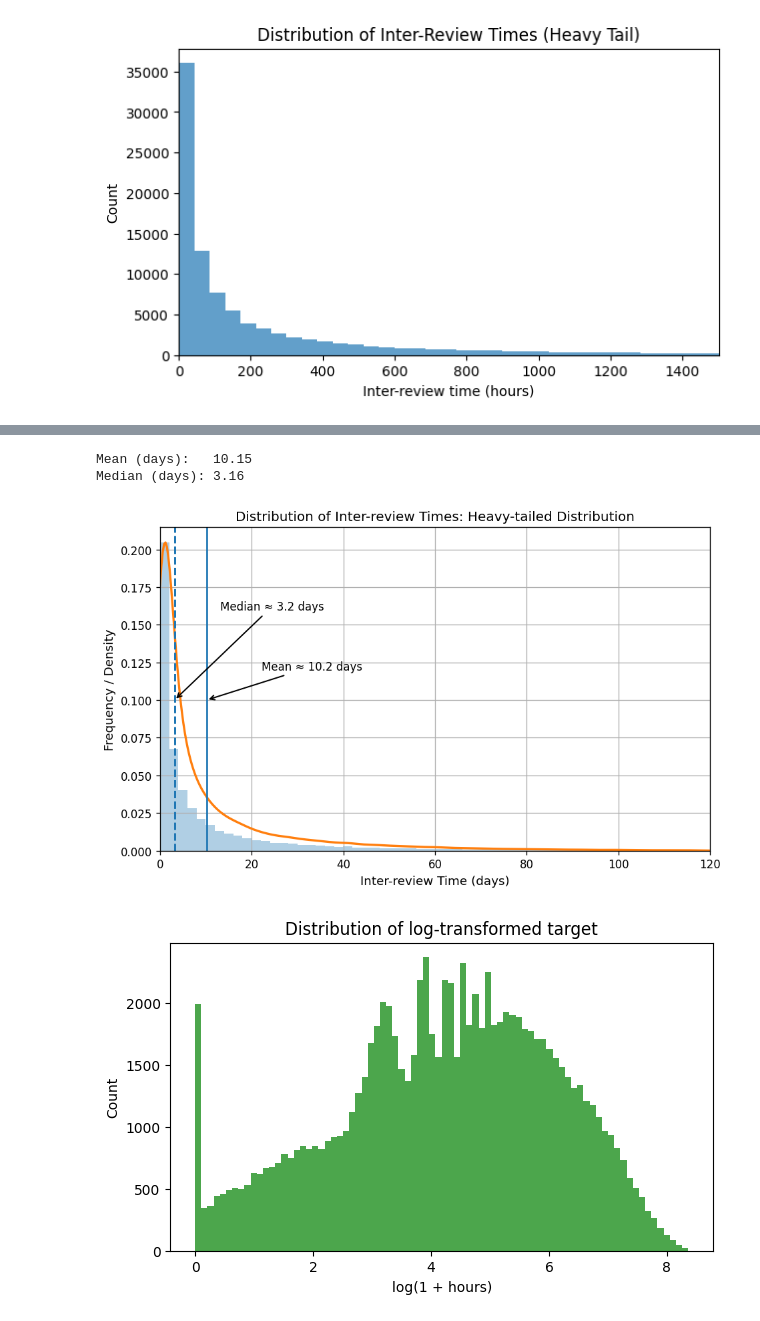
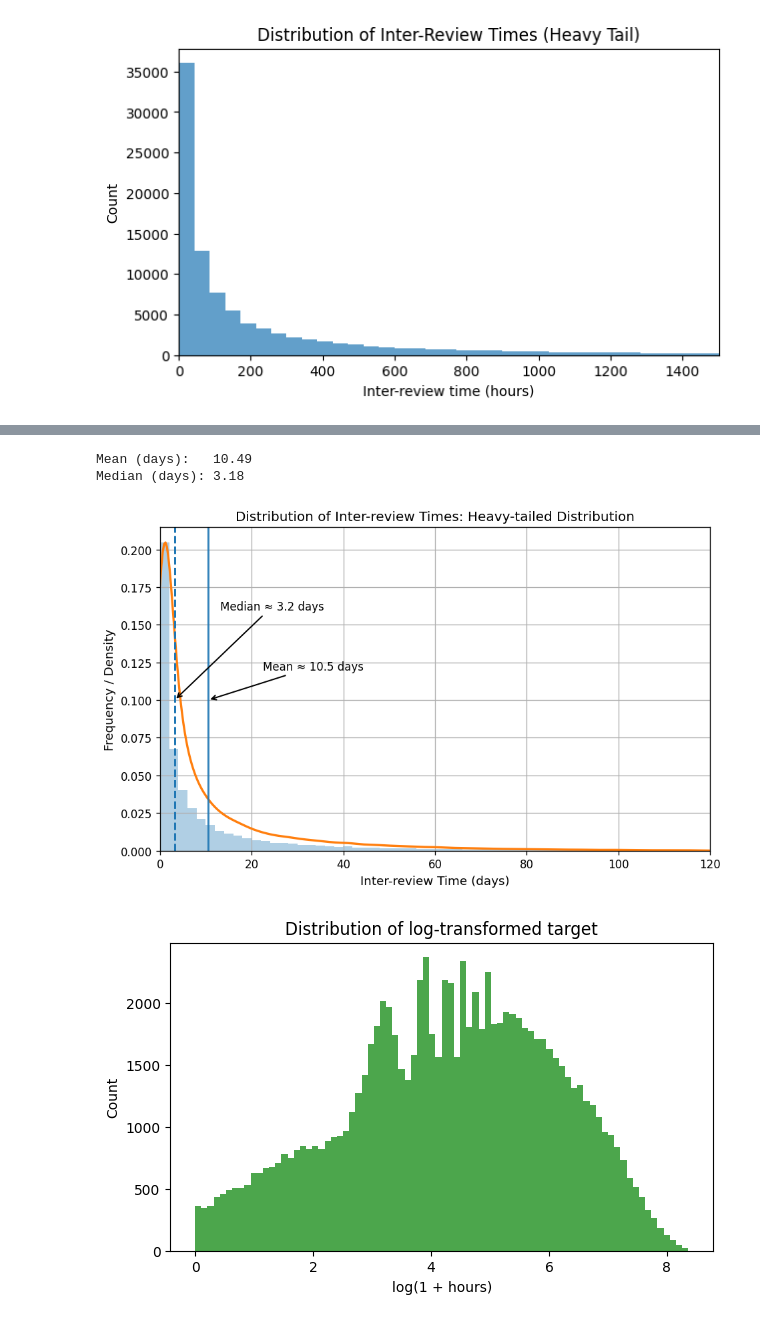
Before and after one commit to ndobrad/cis5200_finalproject, a Jupyter notebook: analysis/Ridge_Metadata+Embeddings.ipynb, the cells around one changed output, grey strips where cells are left out. Cells and saved outputs as stored; diff of their text form; code cells hidden in the pictures.

```diff
--- a/analysis/Ridge_Metadata+Embeddings.ipynb
+++ b/analysis/Ridge_Metadata+Embeddings.ipynb
@@ -398,8 +398,8 @@ max_days = 120
 mask = y_days <= max_days
 y_days_clip = y_days[mask]
 
-mean_days = np.mean(y_days_clip)
-median_days = np.median(y_days_clip)
+mean_days = np.mean(y_days)
+median_days = np.median(y_days)
 print(f"Mean (days):   {mean_days:.2f}")
 print(f"Median (days): {median_days:.2f}")
 
@@ -456,15 +456,15 @@ plt.tight_layout()
 plt.grid(True)
 plt.show()
 # %% [output]
-Mean (days):   10.15
-Median (days): 3.16
+Mean (days):   10.49
+Median (days): 3.18
 [figure]
 # %%
 plt.figure(figsize=(7,4))
-plt.hist(df_sup['y_log'], bins=80, alpha=0.7, color='green')
+plt.hist(df_sup['y_log'][df_sup['y_log'] != 0], bins=80, alpha=0.7, color='green')
 plt.xlabel("log(1 + hours)")
 plt.ylabel("Count")
 plt.title("Distribution of log-transformed target")
 plt.show()
 # %% [output]
-[figure, old version]
+[figure, new version]
```
Also changed, not shown: parts of 2 cells of this notebook, 1 other file.
